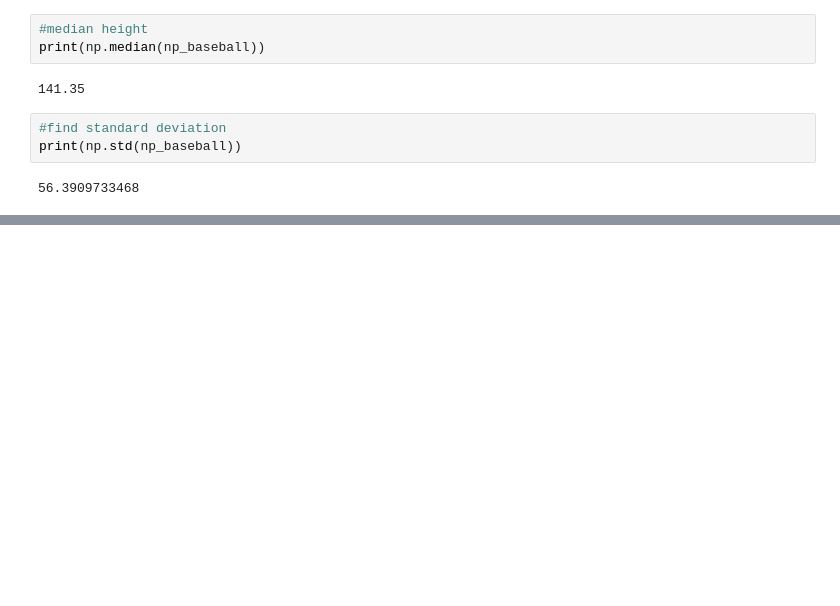
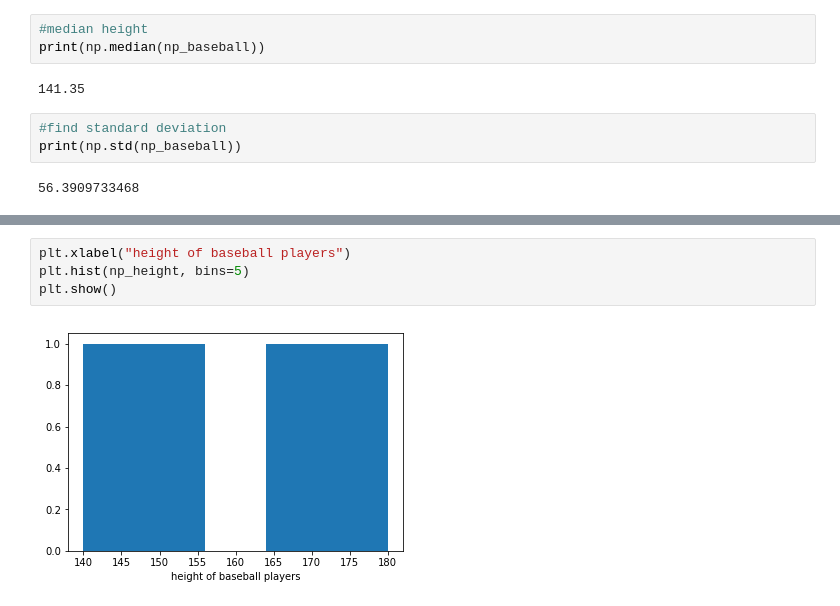
Before and after one commit to shayanray/myjupyternotebooks, a Jupyter notebook: Intro to Numpy-Matplotlib-Pandas.ipynb, the cells around one changed output, grey strips where cells are left out. Saved outputs shown, nothing was run; the diff lists cells and outputs as text; blank space fills up the shorter version.

```diff
--- a/Intro to Numpy-Matplotlib-Pandas.ipynb
+++ b/Intro to Numpy-Matplotlib-Pandas.ipynb
@@ -84,0 +98,6 @@ print(np.std(np_baseball))
+# %%
+plt.xlabel("height of baseball players")
+plt.hist(np_height, bins=5)
+plt.show()
+# %% [output]
+[figure, added]
```
Also changed, not shown: parts of 7 cells of this notebook.
